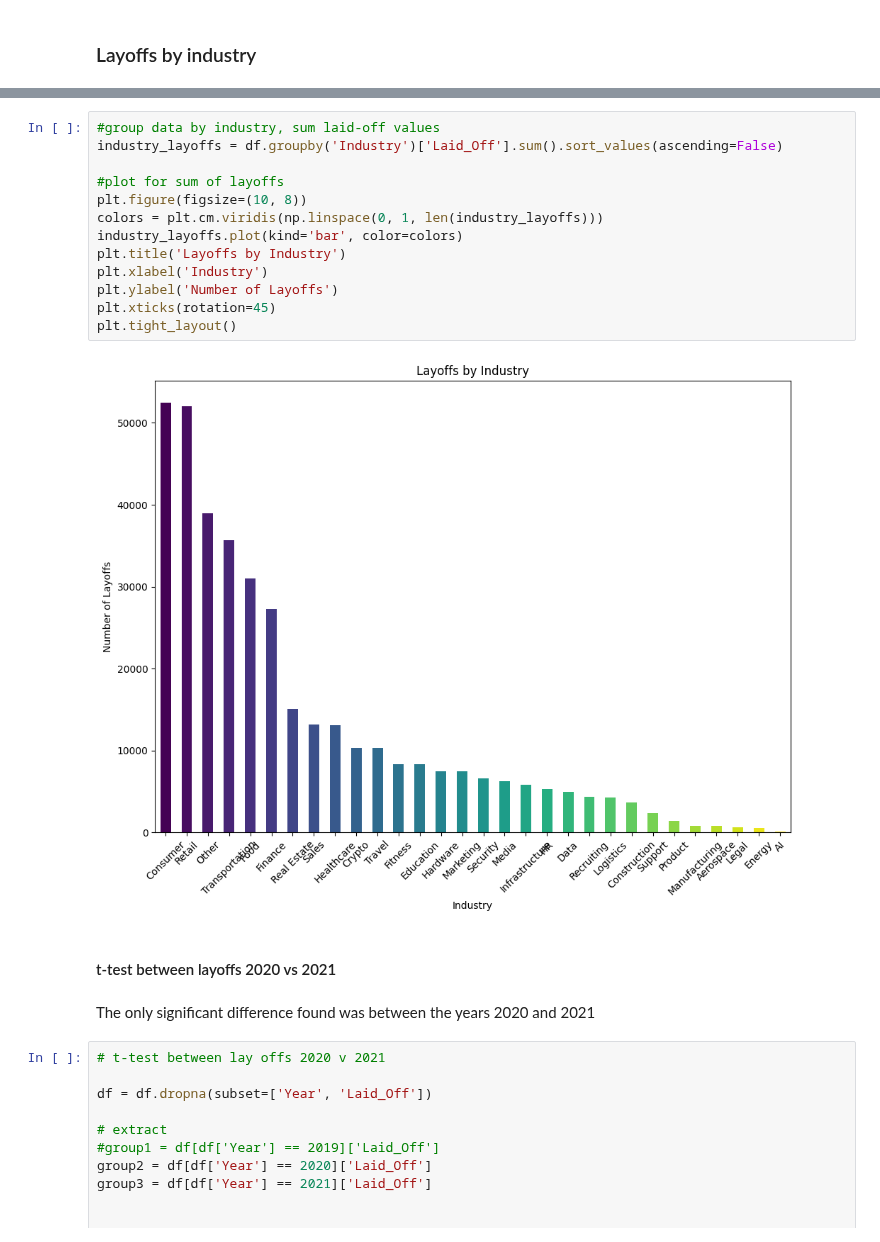
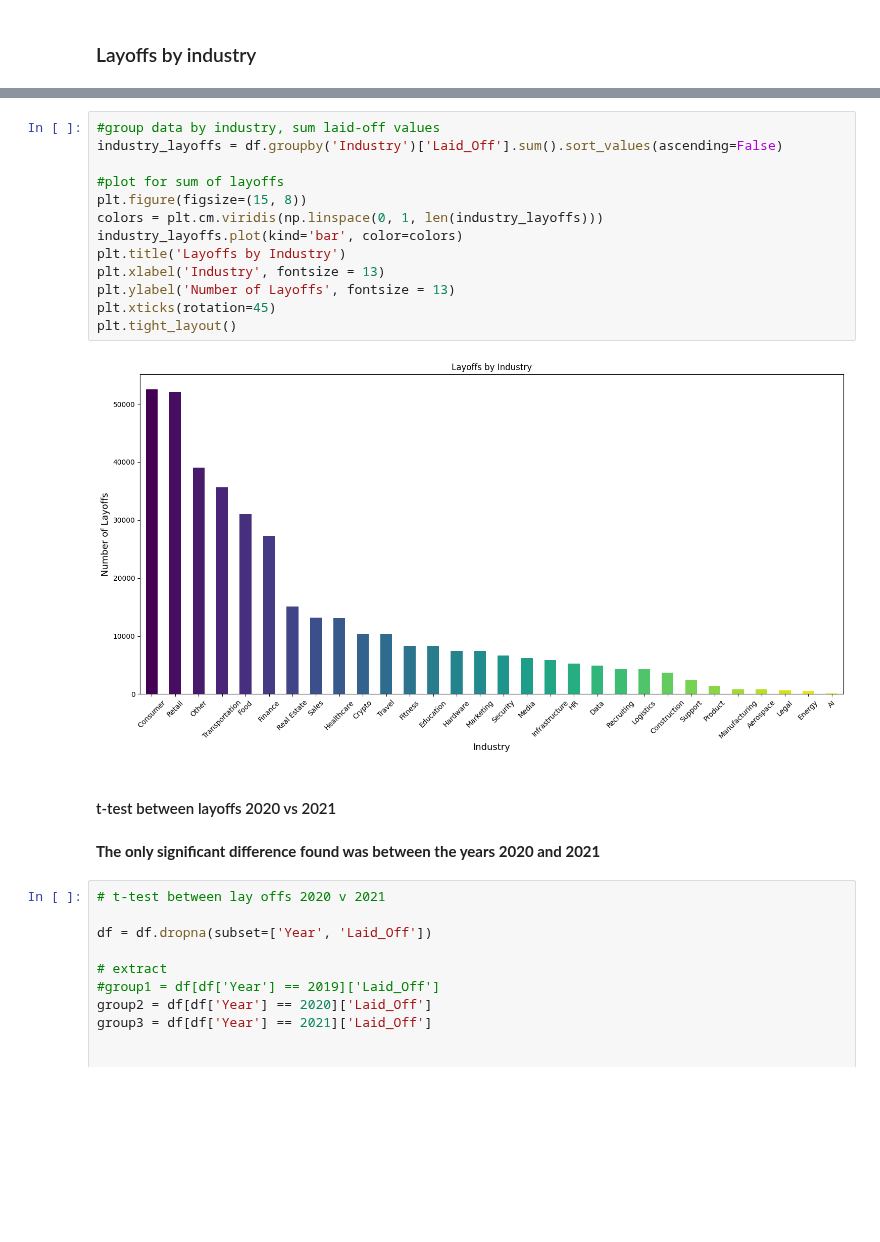
Before and after one commit to COGS108/Group019_WI24, a Jupyter notebook: EDACheckpoint_Group019_WI24.ipynb, the cells around one changed output, grey strips where cells are left out. Cells and saved outputs as stored; diff of their text form; blank space fills up the shorter version.

```diff
--- a/EDACheckpoint_Group019_WI24.ipynb
+++ b/EDACheckpoint_Group019_WI24.ipynb
@@ -180,22 +180,22 @@ plt.tight_layout()
 # %%
 #group data by industry, sum laid-off values
 industry_layoffs = df.groupby('Industry')['Laid_Off'].sum().sort_values(ascending=False)
 
 #plot for sum of layoffs
-plt.figure(figsize=(10, 8))
+plt.figure(figsize=(15, 8))
 colors = plt.cm.viridis(np.linspace(0, 1, len(industry_layoffs)))
 industry_layoffs.plot(kind='bar', color=colors)
 plt.title('Layoffs by Industry')
-plt.xlabel('Industry')
-plt.ylabel('Number of Layoffs')
+plt.xlabel('Industry', fontsize = 13)
+plt.ylabel('Number of Layoffs', fontsize = 13)
 plt.xticks(rotation=45)
 plt.tight_layout()
 # %% [output]
-[figure, old version]
+[figure, new version]
 # %% [markdown]
 #### t-test between layoffs 2020 vs 2021
 # %% [markdown]
-The only significant difference found was between the years 2020 and 2021
+**The only significant difference found was between the years 2020 and 2021**
 # %%
 # t-test between lay offs 2020 v 2021
 
```
Also changed, not shown: parts of 6 cells of this notebook.
